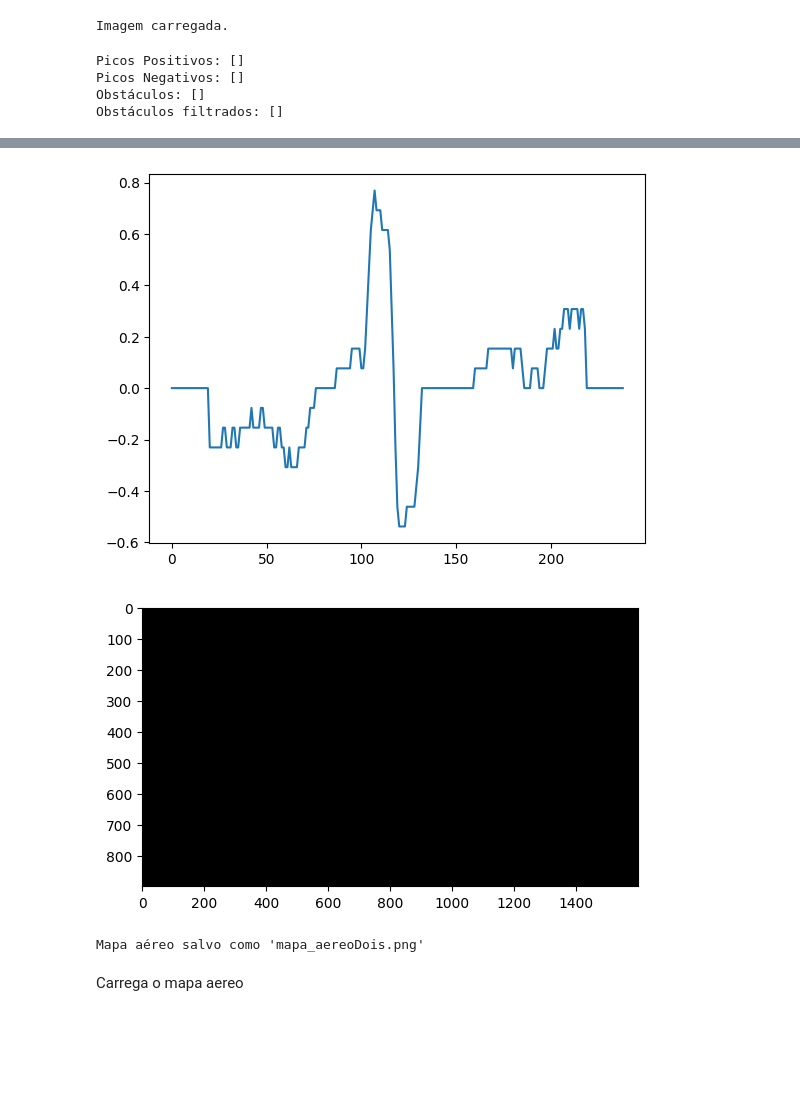
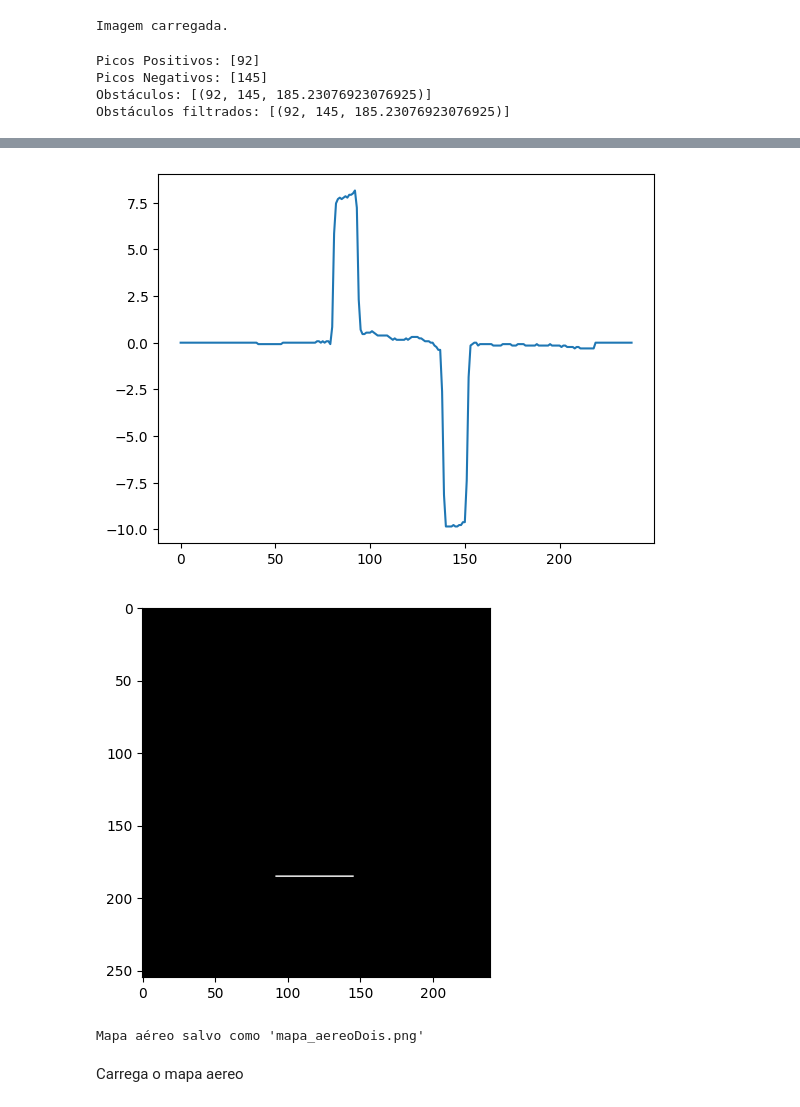
Before and after one commit to anderson-silva21/TCC-autoRoute, a Jupyter notebook: system/main.ipynb, the cells around one changed output, grey strips where cells are left out. Drawn from its saved outputs; the diff is of its cells as text; code cells hidden in the pictures; blank space fills up the shorter version.

```diff
--- a/system/main.ipynb
+++ b/system/main.ipynb
@@ -98,7 +98,7 @@ else:
 # %% [output]
 Imagem carregada.
 # %%
-linha_central = 60 #linha principal do espectro de intensidade do pixel
+linha_central = 80 #linha principal do espectro de intensidade do pixel
 
 if deubom:
     x = img[linha_central, :]
@@ -156,7 +156,7 @@ if deubom:
             print("erro", pks_positivos, pks_negativos, len(dx))
 
     mean_x = [(a+b)//2 for a, b in zip(pks_positivos, pks_negativos)]
-    y_values_positivos = [3*x[c] for c in mean_x]
+    y_values_positivos = [x[c] for c in mean_x]
     obstaculos = list(
         zip(pks_positivos, pks_negativos, y_values_positivos))
     print("Obstáculos:", obstaculos)
@@ -171,8 +171,8 @@ if deubom:
     limite_diferenca_x = 10
 
     # Define as dimensões do mapa aéreo (ajuste conforme necessário)
-    largura_mapa = 1600
-    altura_mapa = 899
+    largura_mapa = 240
+    altura_mapa = 255
 
     # Cria uma matriz para representar o mapa aéreo
     mapa_aereo = np.zeros((altura_mapa, largura_mapa))
@@ -196,7 +196,7 @@ if deubom:
     cv2.imwrite(nome_arquivo_saida, mapa_aereo * 255)
     print(f"Mapa aéreo salvo como '{nome_arquivo_saida}'")
 # %% [output]
-Picos Positivos: []
-Picos Negativos: []
-Obstáculos: []
-Obstáculos filtrados: []
+Picos Positivos: [92]
+Picos Negativos: [145]
+Obstáculos: [(92, 145, 185.23076923076925)]
+Obstáculos filtrados: [(92, 145, 185.23076923076925)]
@@ -204,5 +204,5 @@ Obstáculos filtrados: []
-[figure, old version]
+[figure, new version]
-[figure, old version]
+[figure, new version]
 Mapa aéreo salvo como 'mapa_aereoDois.png'
 # %% [markdown]
 Carrega o mapa aereo
```
Also changed, not shown: parts of 4 cells of this notebook, 3 other files.
